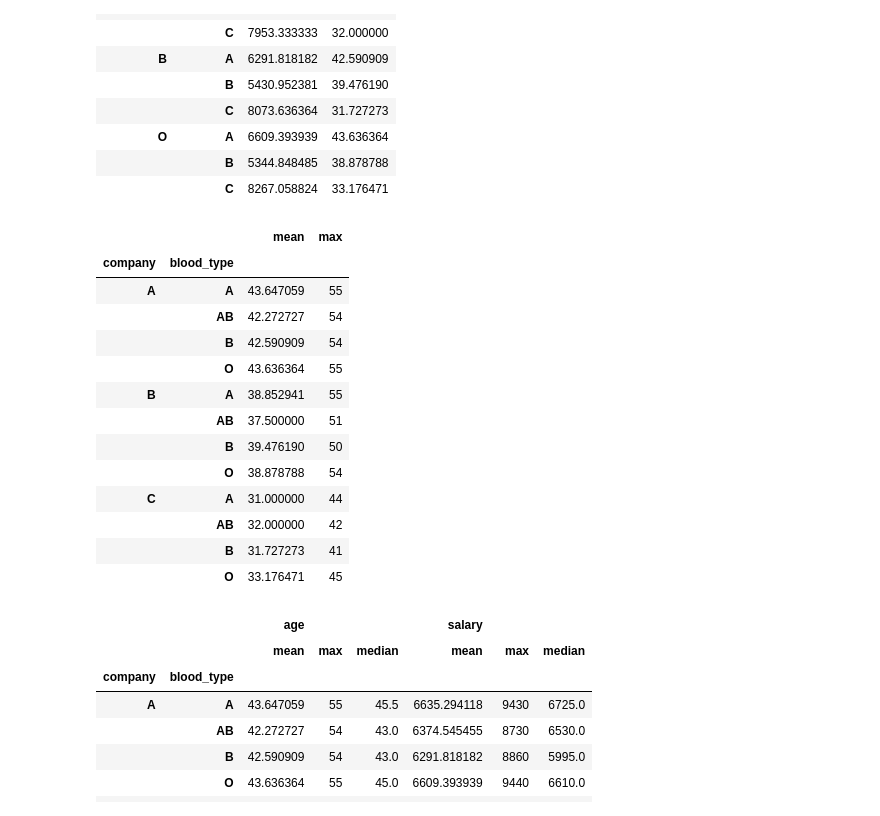
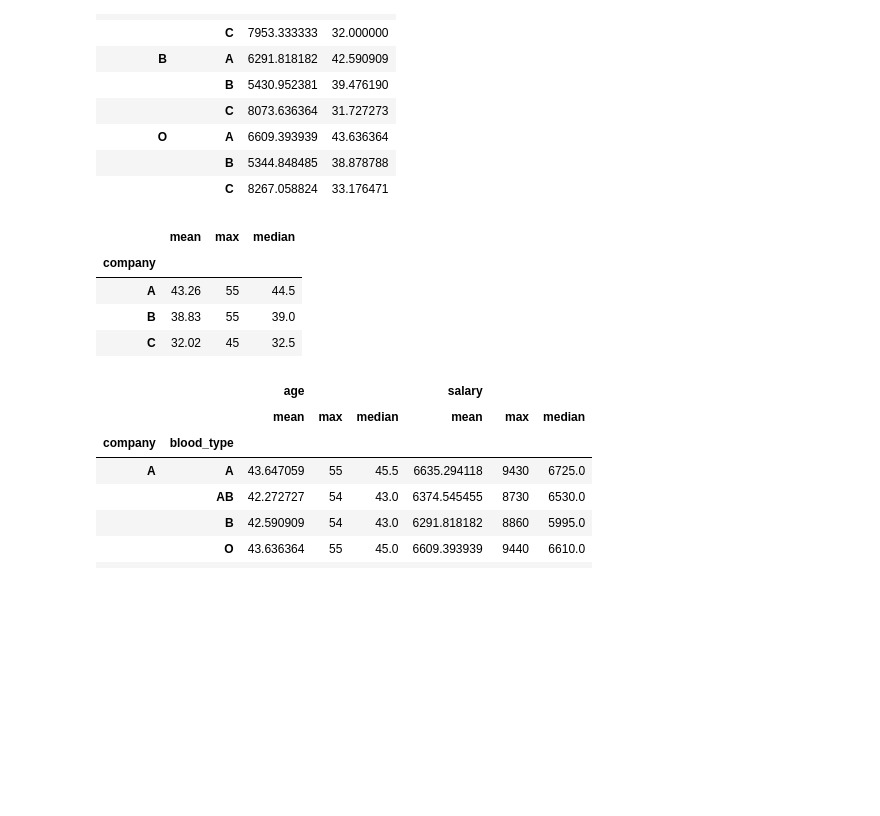
Before and after one commit to looloo404/AI-Basic, a Jupyter notebook: [WorkBook]ch1 Numpy & Pandas.ipynb, the cells around one changed output. Saved outputs shown, nothing was run; the diff lists cells and outputs as text; code cells hidden in the pictures; blank space fills up the shorter version.

```diff
--- a/[WorkBook]ch1 Numpy & Pandas.ipynb
+++ b/[WorkBook]ch1 Numpy & Pandas.ipynb
@@ -1578,22 +1621,13 @@ df_hk.groupby(['blood_type','company'])['salary','age'].mean()
 |  | C | 8267.058824 | 33.176471 |
 # %%
 # n개 groupby + n개 aggregation(1개 column)
-df_hk.groupby(['company','blood_type'])['age'].agg(['mean','max'])
+df_hk.groupby(['company'])['age'].agg(['mean','max','median'])
 # %% [output]
-|  |  | mean | max |
-| company | blood_type |  |  |
-| A | A | 43.647059 | 55 |
-|  | AB | 42.272727 | 54 |
-|  | B | 42.590909 | 54 |
-|  | O | 43.636364 | 55 |
-| B | A | 38.852941 | 55 |
-|  | AB | 37.500000 | 51 |
-|  | B | 39.476190 | 50 |
-|  | O | 38.878788 | 54 |
-| C | A | 31.000000 | 44 |
-|  | AB | 32.000000 | 42 |
-|  | B | 31.727273 | 41 |
-|  | O | 33.176471 | 45 |
+|  | mean | max | median |
+| company |  |  |  |
+| A | 43.26 | 55 | 44.5 |
+| B | 38.83 | 55 | 39.0 |
+| C | 32.02 | 45 | 32.5 |
 # %%
 # n개 groupby + n개 aggregation(column별 동일 aggregation)
 df_hk.groupby(['company','blood_type'])['age','salary'].agg(['mean','max','median'])
```
Also changed, not shown: parts of 53 cells of this notebook, 11 other files.
